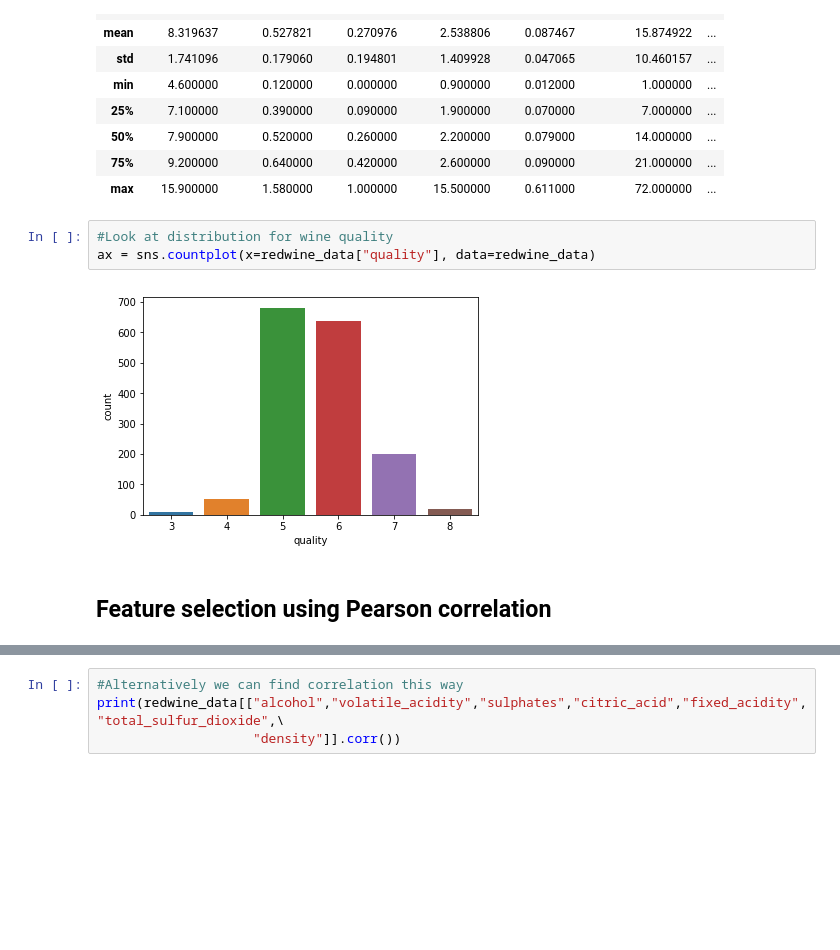
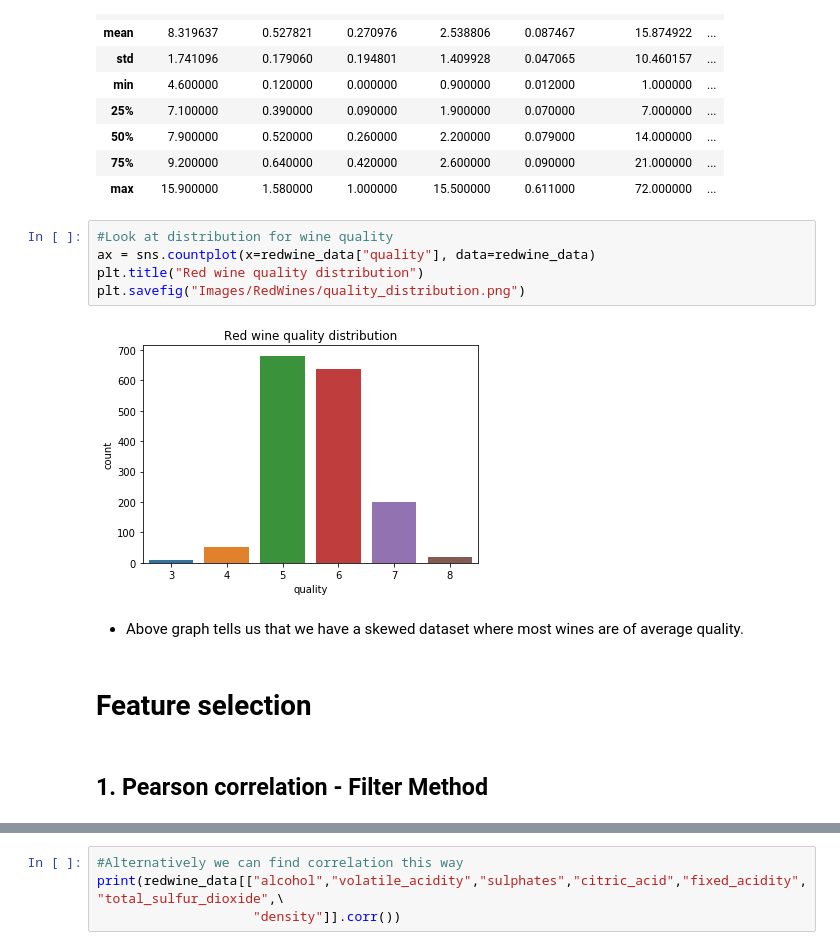
Before and after one commit to rahulughade/winequality, a Jupyter notebook: redwine.ipynb, the cells around one changed output, grey strips where cells are left out. Drawn from its saved outputs; the diff is of its cells as text; blank space fills up the shorter version.

```diff
--- a/redwine.ipynb
+++ b/redwine.ipynb
@@ -70,8 +72,14 @@ redwine_data.describe()
 # %%
 #Look at distribution for wine quality
 ax = sns.countplot(x=redwine_data["quality"], data=redwine_data)
+plt.title("Red wine quality distribution")
+plt.savefig("Images/RedWines/quality_distribution.png")
 # %% [output]
-[figure, old version]
+[figure, new version]
+# %% [markdown]
+* Above graph tells us that we have a skewed dataset where most wines are of average quality.
 # %% [markdown]
-## Feature selection using Pearson correlation
+# Feature selection
+# %% [markdown]
+## 1. Pearson correlation - Filter Method
 # %%
```
Also changed, not shown: parts of 58 cells of this notebook, 12 other files.
